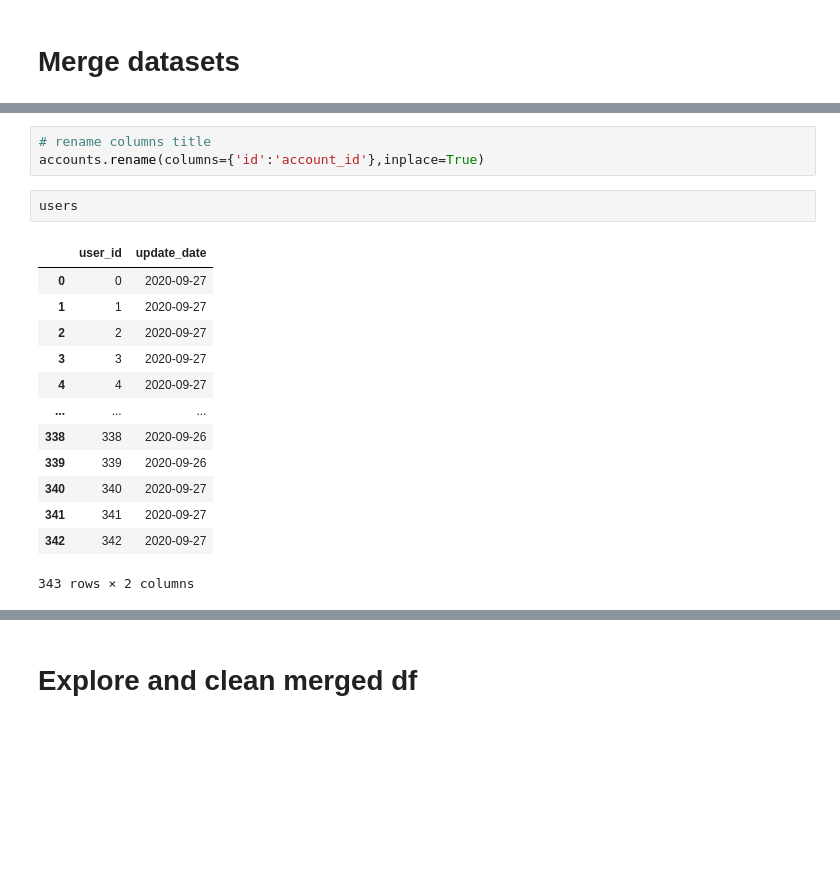
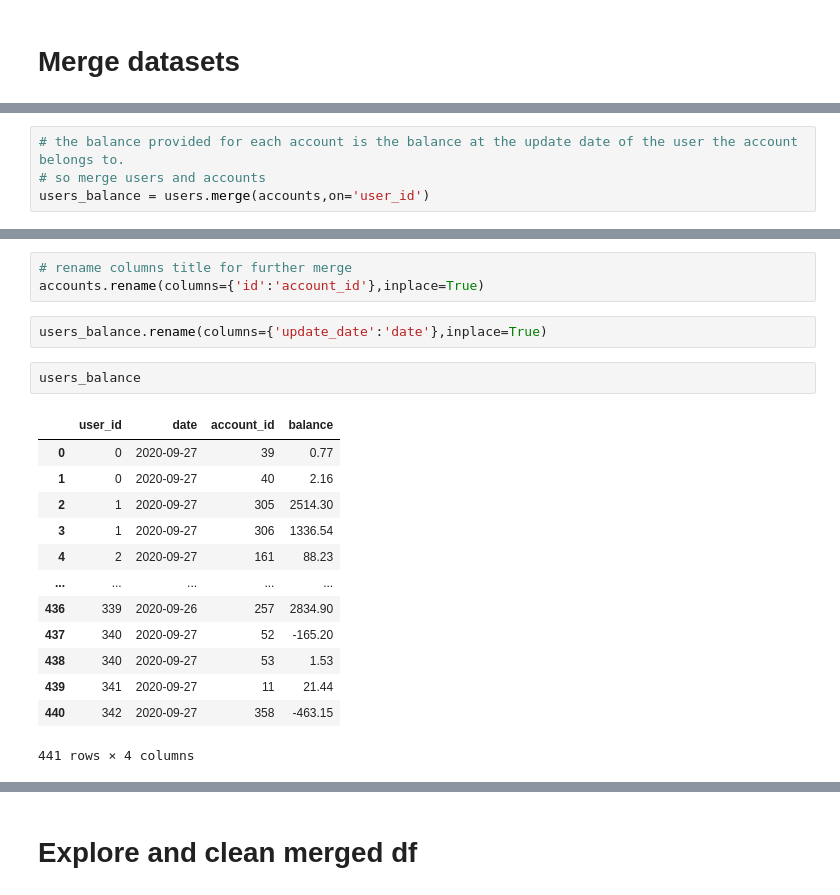
Before and after one commit to karynagogunska/mansa_test, a Jupyter notebook: datascience/notebooks/Data exploration and preparation.ipynb, the cells around one changed output, grey strips where cells are left out. Drawn from its saved outputs; the diff is of its cells as text; blank space fills up the shorter version.

```diff
--- a/datascience/notebooks/Data exploration and preparation.ipynb
+++ b/datascience/notebooks/Data exploration and preparation.ipynb
@@ -250,0 +259,4 @@ accounts
+# %%
+# the balance provided for each account is the balance at the update date of the user the account belongs to.
+# so merge users and accounts
+users_balance = users.merge(accounts,on='user_id')
@@ -251,19 +281,21 @@ accounts
 # %%
-# rename columns title
+# rename columns title for further merge
 accounts.rename(columns={'id':'account_id'},inplace=True)
-# %%
-users
-# %% [output]
-|  | user_id | update_date |
-| 0 | 0 | 2020-09-27 |
-| 1 | 1 | 2020-09-27 |
-| 2 | 2 | 2020-09-27 |
-| 3 | 3 | 2020-09-27 |
-| 4 | 4 | 2020-09-27 |
-| ... | ... | ... |
-| 338 | 338 | 2020-09-26 |
-| 339 | 339 | 2020-09-26 |
-| 340 | 340 | 2020-09-27 |
-| 341 | 341 | 2020-09-27 |
-| 342 | 342 | 2020-09-27 |
-343 rows × 2 columns
+# %%
+users_balance.rename(columns={'update_date':'date'},inplace=True)
+# %%
+users_balance
+# %% [output]
+|  | user_id | date | account_id | balance |
+| 0 | 0 | 2020-09-27 | 39 | 0.77 |
+| 1 | 0 | 2020-09-27 | 40 | 2.16 |
+| 2 | 1 | 2020-09-27 | 305 | 2514.30 |
+| 3 | 1 | 2020-09-27 | 306 | 1336.54 |
+| 4 | 2 | 2020-09-27 | 161 | 88.23 |
+| ... | ... | ... | ... | ... |
+| 436 | 339 | 2020-09-26 | 257 | 2834.90 |
+| 437 | 340 | 2020-09-27 | 52 | -165.20 |
+| 438 | 340 | 2020-09-27 | 53 | 1.53 |
+| 439 | 341 | 2020-09-27 | 11 | 21.44 |
+| 440 | 342 | 2020-09-27 | 358 | -463.15 |
+441 rows × 4 columns
```
Also changed, not shown: parts of 11 cells of this notebook.
